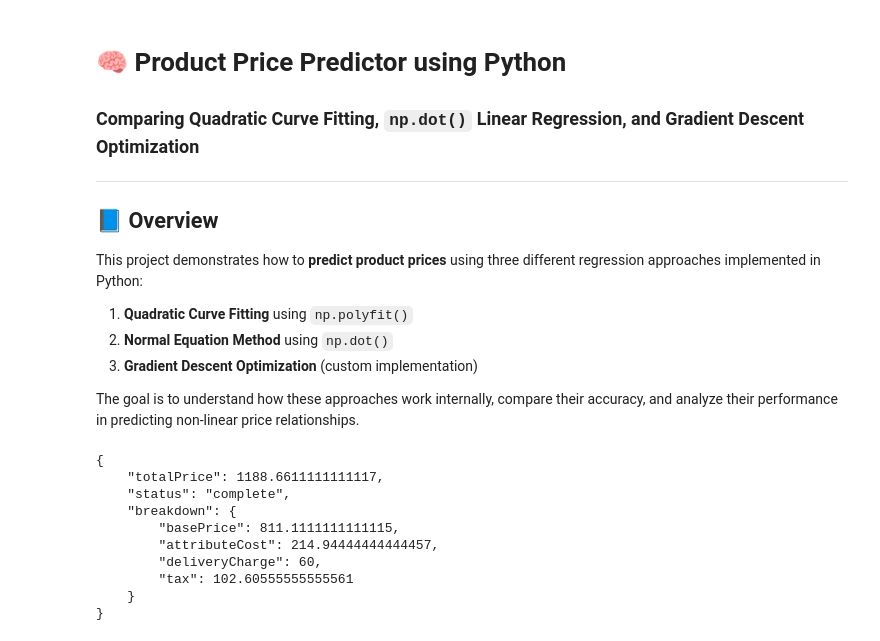
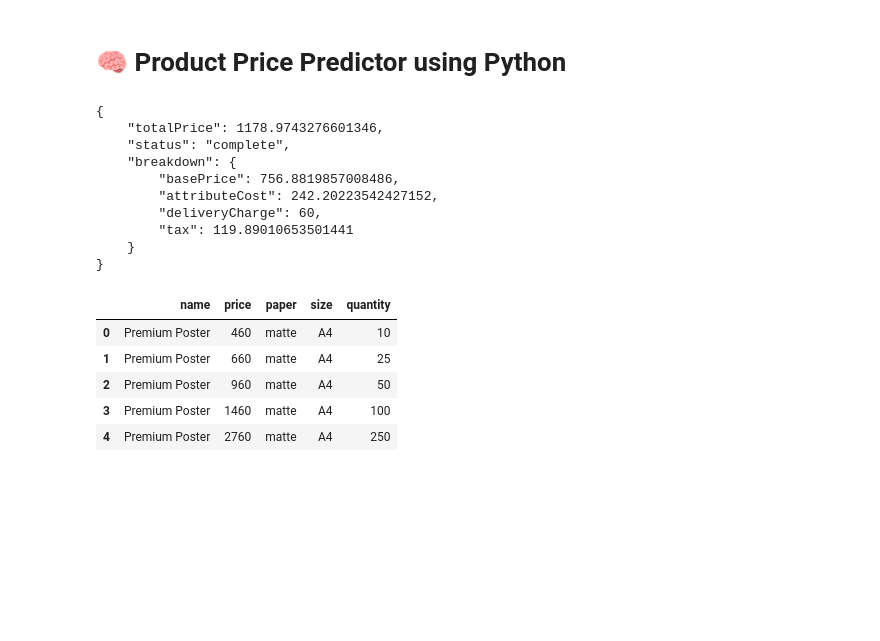
Before and after one commit to gkibria121/data-science, a Jupyter notebook: projects/product_price_predictor.ipynb, the cells around one changed output. Cells and saved outputs as stored; diff of their text form; code cells hidden in the pictures; blank space fills up the shorter version.

Commit message:
compare models

```diff
--- a/projects/product_price_predictor.ipynb
+++ b/projects/product_price_predictor.ipynb
@@ -1,16 +1,2 @@
 # %% [markdown]
 # 🧠 Product Price Predictor using Python
-
-### Comparing Quadratic Curve Fitting, `np.dot()` Linear Regression, and Gradient Descent Optimization
-
----
-
-## 📘 Overview
-
-This project demonstrates how to **predict product prices** using three different regression approaches implemented in Python:
-
-1. **Quadratic Curve Fitting** using `np.polyfit()`
-2. **Normal Equation Method** using `np.dot()`
-3. **Gradient Descent Optimization** (custom implementation)
-
-The goal is to understand how these approaches work internally, compare their accuracy, and analyze their performance in predicting non-linear price relationships.
@@ -17,30 +59,6 @@ The goal is to understand how these approaches work internally, compare their ac
 # %%
 
-from lib.product import Product
-from lib.pricing_rule import PricingRule
-from lib.delivery_rule import DeliveryRule
-from lib.quantity_pricing import QuantityPricing
-from lib.attribute import Attribute
-from lib.price_calculation_request import PriceCalculationRequest
-from lib.pricing_engine import PricingEngine
-import json
-vendor_product = {
-    "product": {"name": "Premium Poster"},
-    "pricingRules": [
-        {"attribute": "paper", "value": "matte", "price": 10},
-        {"attribute": "size", "value": "A3", "price": 15},
-    ],
-    "deliverySlots": [
-        {"label": "standard", "price": 30},
-        {"label": "express", "price": 60},
-    ],
-    "quantityPricings": [
-        {"quantity": 10, "price": 200},
-        {"quantity": 50, "price": 700},
-        {"quantity": 100, "price": 1200},
-    ],
-    "vatRate": 10,
-}
+
 
 product = Product(
     name=vendor_product["product"]["name"],
@@ -65,12 +83,12 @@ price_data = pricing_engine.calculate_price(price_request)
 print(json.dumps(price_data ,indent=4))
 # %% [output]
 {
-    "totalPrice": 1188.6611111111117,
+    "totalPrice": 1178.9743276601346,
     "status": "complete",
     "breakdown": {
-        "basePrice": 811.1111111111115,
-        "attributeCost": 214.94444444444457,
+        "basePrice": 756.8819857008486,
+        "attributeCost": 242.20223542427152,
         "deliveryCharge": 60,
-        "tax": 102.60555555555561
+        "tax": 119.89010653501441
     }
 }
@@ -76,0 +100,32 @@ print(json.dumps(price_data ,indent=4))
+# %%
+# === Extract attributes ===
+product_name = vendor_product["product"]["name"]
+paper = next((p["value"] for p in vendor_product["pricingRules"] if p["attribute"] == "paper"), None)
+size = next((p["value"] for p in vendor_product["pricingRules"] if p["attribute"] == "size"), None)
+
+# === Create rows for each quantity tier ===
+rows = []
+for qp in vendor_product["quantityPricings"]:
+    quantity = qp["quantity"]
+    base_price = qp["price"]
+    attr_price = sum(rule["price"] for rule in vendor_product["pricingRules"])
+    total_price = base_price + attr_price
+    rows.append({
+        "name": product_name,
+        "price": total_price,
+        "paper": paper,
+        "size": size,
+        "quantity": quantity
+    })
+
+# === Make DataFrame ===
+df = pd.DataFrame(data=rows)
+
+df.head()
+# %% [output]
+|  | name | price | paper | size | quantity |
+| 0 | Premium Poster | 460 | matte | A4 | 10 |
+| 1 | Premium Poster | 660 | matte | A4 | 25 |
+| 2 | Premium Poster | 960 | matte | A4 | 50 |
+| 3 | Premium Poster | 1460 | matte | A4 | 100 |
+| 4 | Premium Poster | 2760 | matte | A4 | 250 |
```
Also changed, not shown: parts of 9 cells of this notebook.
